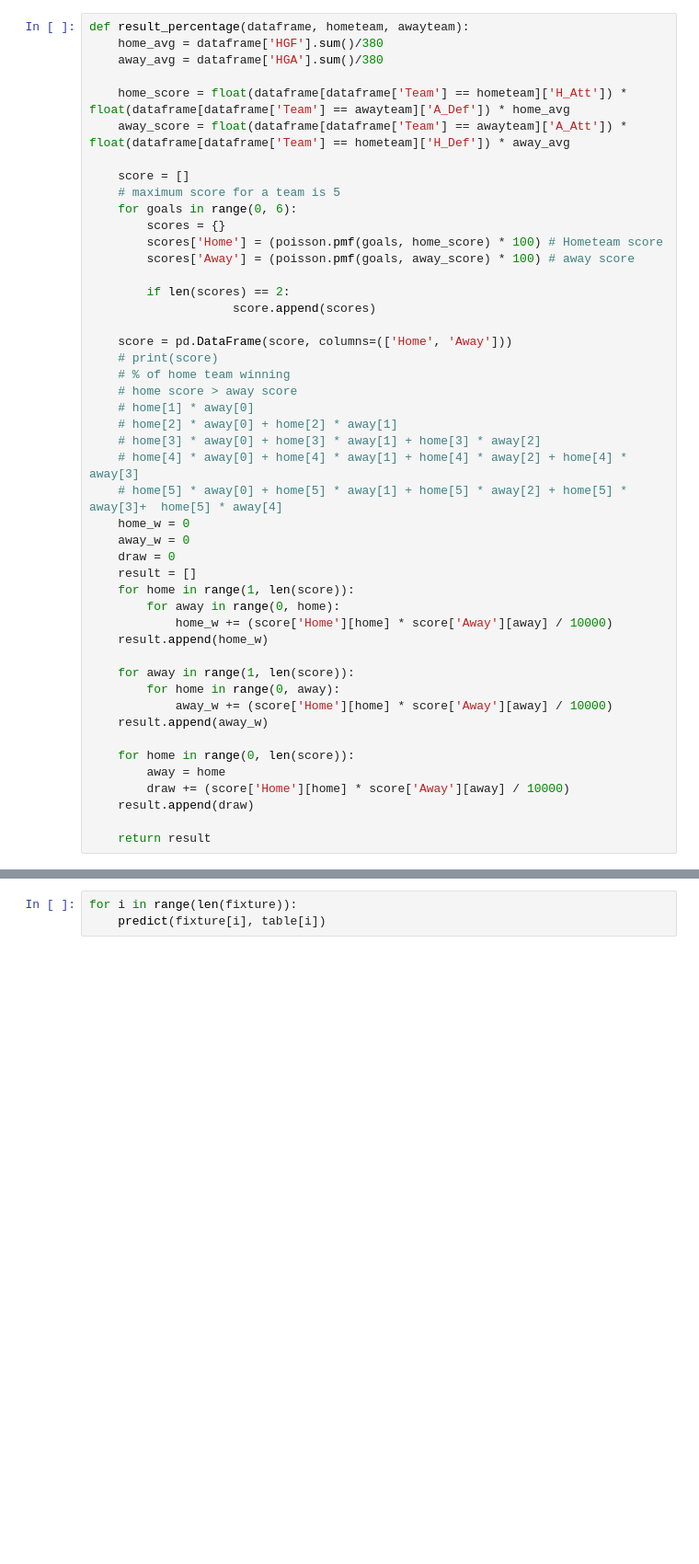
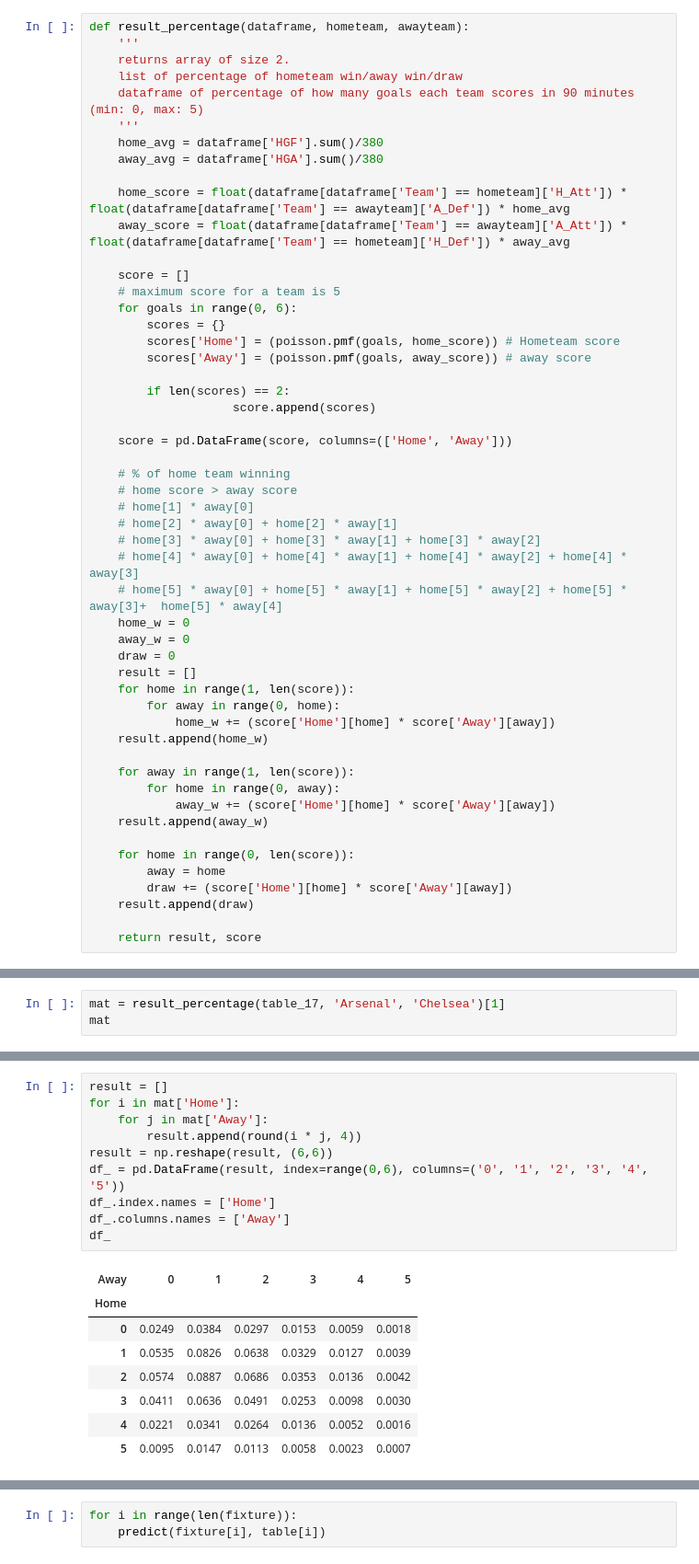
Before and after one commit to slee279/EPL, a Jupyter notebook: Poisson.ipynb, the cells around one changed output, grey strips where cells are left out. Shown: that part at 92% size. Cells and saved outputs as stored; diff of their text form; blank space fills up the shorter version.

```diff
--- a/Poisson.ipynb
+++ b/Poisson.ipynb
@@ -77,5 +79,10 @@ epl_detail_1718 = fill_df(epl_detail_1718, table_17)
 # %%
 def result_percentage(dataframe, hometeam, awayteam):
+    '''
+    returns array of size 2.
+    list of percentage of hometeam win/away win/draw
+    dataframe of percentage of how many goals each team scores in 90 minutes (min: 0, max: 5)
+    '''
     home_avg = dataframe['HGF'].sum()/380
     away_avg = dataframe['HGA'].sum()/380
 
@@ -86,14 +93,14 @@ def result_percentage(dataframe, hometeam, awayteam):
     # maximum score for a team is 5
     for goals in range(0, 6):
         scores = {}
-        scores['Home'] = (poisson.pmf(goals, home_score) * 100) # Hometeam score
-        scores['Away'] = (poisson.pmf(goals, away_score) * 100) # away score
+        scores['Home'] = (poisson.pmf(goals, home_score)) # Hometeam score
+        scores['Away'] = (poisson.pmf(goals, away_score)) # away score
 
         if len(scores) == 2:
                     score.append(scores)
 
     score = pd.DataFrame(score, columns=(['Home', 'Away']))
-    # print(score)
+
     # % of home team winning
     # home score > away score
     # home[1] * away[0]
@@ -107,17 +114,17 @@ def result_percentage(dataframe, hometeam, awayteam):
     result = []
     for home in range(1, len(score)):
         for away in range(0, home):
-            home_w += (score['Home'][home] * score['Away'][away] / 10000)
+            home_w += (score['Home'][home] * score['Away'][away])
     result.append(home_w)
 
     for away in range(1, len(score)):
         for home in range(0, away):
-            away_w += (score['Home'][home] * score['Away'][away] / 10000)
+            away_w += (score['Home'][home] * score['Away'][away])
     result.append(away_w)
 
     for home in range(0, len(score)):
         away = home
-        draw += (score['Home'][home] * score['Away'][away] / 10000)
+        draw += (score['Home'][home] * score['Away'][away])
     result.append(draw)
 
-    return result
+    return result, score
@@ -127,0 +131,3 @@ result_percentage(table_13, 'Arsenal', 'Aston Villa')
+# %%
+mat = result_percentage(table_17, 'Arsenal', 'Chelsea')[1]
+mat
@@ -127,0 +142,19 @@ result_percentage(table_13, 'Arsenal', 'Aston Villa')
+# %%
+result = []
+for i in mat['Home']:
+    for j in mat['Away']:
+        result.append(round(i * j, 4))
+result = np.reshape(result, (6,6))
+df_ = pd.DataFrame(result, index=range(0,6), columns=('0', '1', '2', '3', '4', '5'))
+df_.index.names = ['Home']
+df_.columns.names = ['Away']
+df_
+# %% [output]
+| Away | 0 | 1 | 2 | 3 | 4 | 5 |
+| Home |  |  |  |  |  |  |
+| 0 | 0.0249 | 0.0384 | 0.0297 | 0.0153 | 0.0059 | 0.0018 |
+| 1 | 0.0535 | 0.0826 | 0.0638 | 0.0329 | 0.0127 | 0.0039 |
+| 2 | 0.0574 | 0.0887 | 0.0686 | 0.0353 | 0.0136 | 0.0042 |
+| 3 | 0.0411 | 0.0636 | 0.0491 | 0.0253 | 0.0098 | 0.0030 |
+| 4 | 0.0221 | 0.0341 | 0.0264 | 0.0136 | 0.0052 | 0.0016 |
+| 5 | 0.0095 | 0.0147 | 0.0113 | 0.0058 | 0.0023 | 0.0007 |
```
Also changed, not shown: parts of 20 cells of this notebook.
